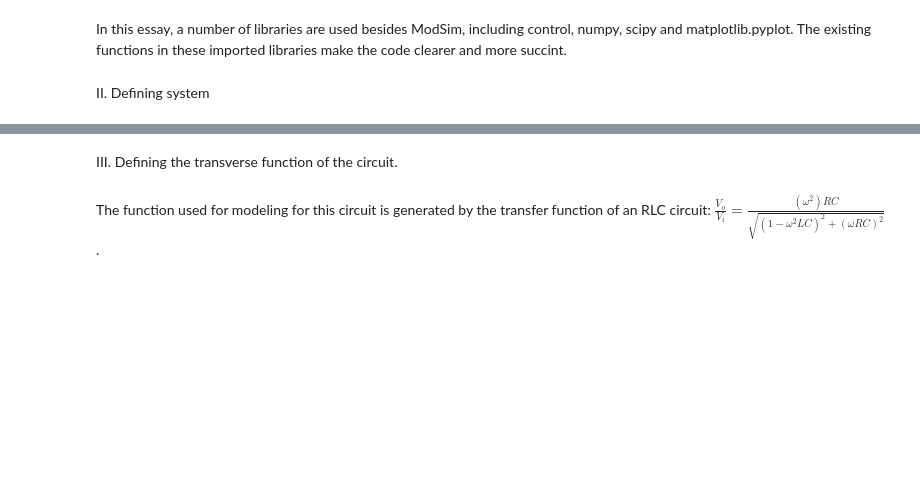
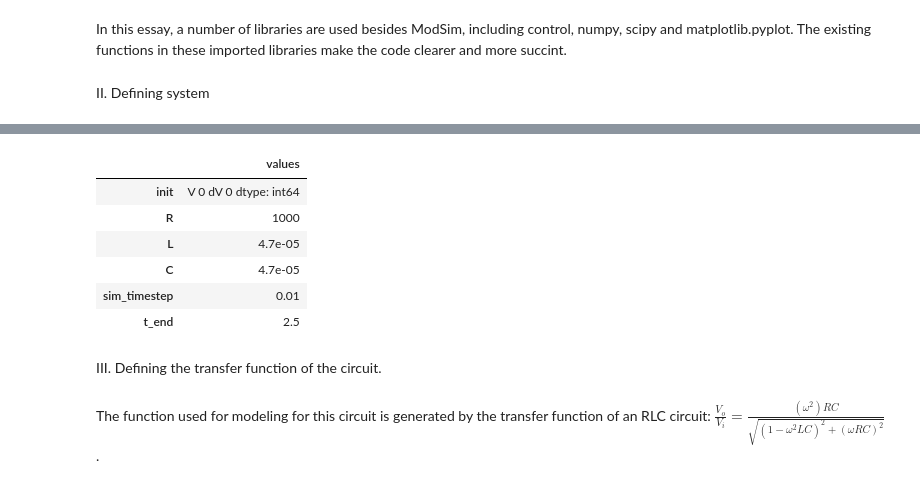
Before and after one commit to solomondg/ModSim_Proj2, a Jupyter notebook: notebook.ipynb, the cells around one changed output, grey strips where cells are left out. Saved outputs shown, nothing was run; the diff lists cells and outputs as text; code cells hidden in the pictures; blank space fills up the shorter version.

```diff
--- a/notebook.ipynb
+++ b/notebook.ipynb
@@ -61,5 +66,37 @@ system = make_system(params)
+# %%
+def make_system(params):
+    unpack(params)
+    init=State(V=0, dV=0)
+
+    sim_timestep = 0.01
+    t_end = 2.5
+    f = 1000
+    omega = 2 * np.pi * f
+
+
+    return System(
+        init=init,
+        R=R,
+        L=L,
+        C=C,
+        #Vmag=Vmag,
+        #dV0=dV0,
+        #freqIn=freq,
+        sim_timestep=sim_timestep,
+        t_end=t_end,
+    )
+
+system = make_system(params)
+# %% [output]
+|  | values |
+| init | V 0 dV 0 dtype: int64 |
+| R | 1000 |
+| L | 4.7e-05 |
+| C | 4.7e-05 |
+| sim_timestep | 0.01 |
+| t_end | 2.5 |
 # %% [markdown]
-III. Defining the transverse function of the circuit.
+III. Defining the transfer function of the circuit.
 # %% [markdown]
 The function used for modeling for this circuit is generated by the transfer function of an RLC circuit:
 $\frac{V_o}{V_i}=\frac{(ω^2)RC}{\sqrt{(1-ω^2LC)^2+(ωRC)^2}}$.
```
Also changed, not shown: parts of 25 cells of this notebook.
